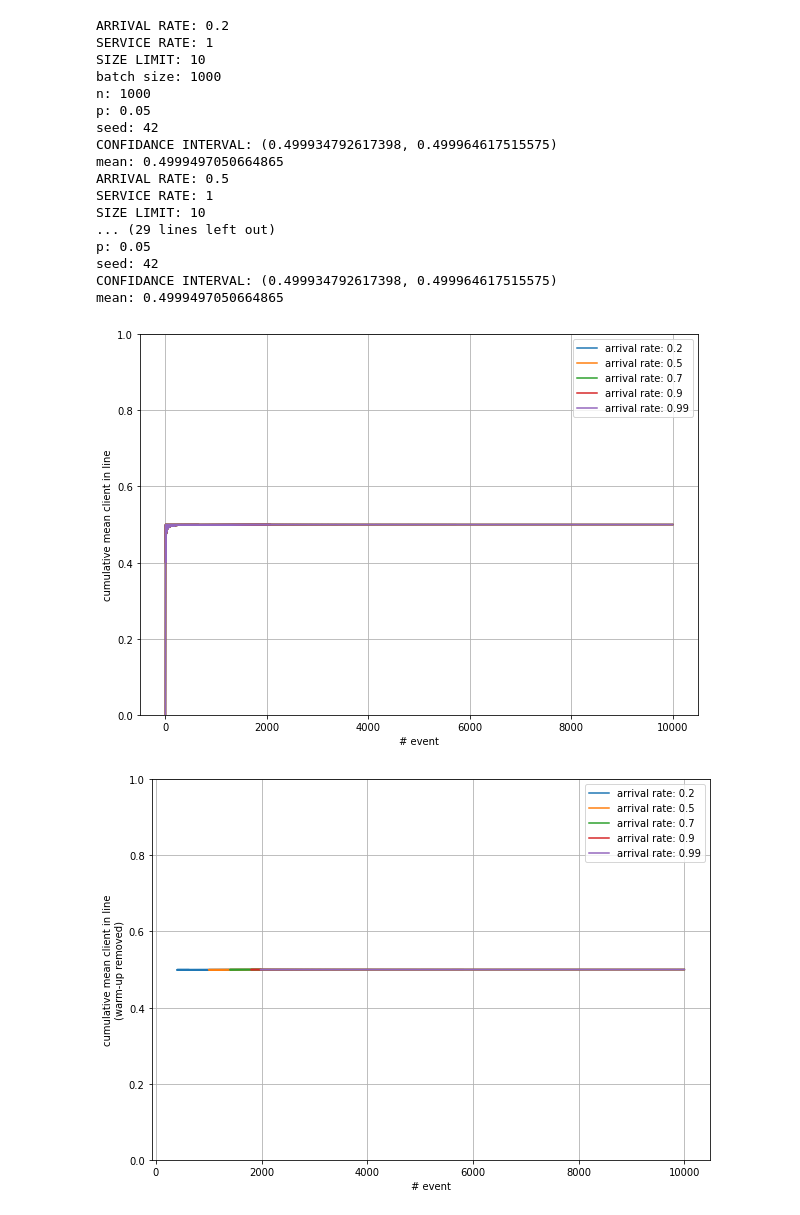
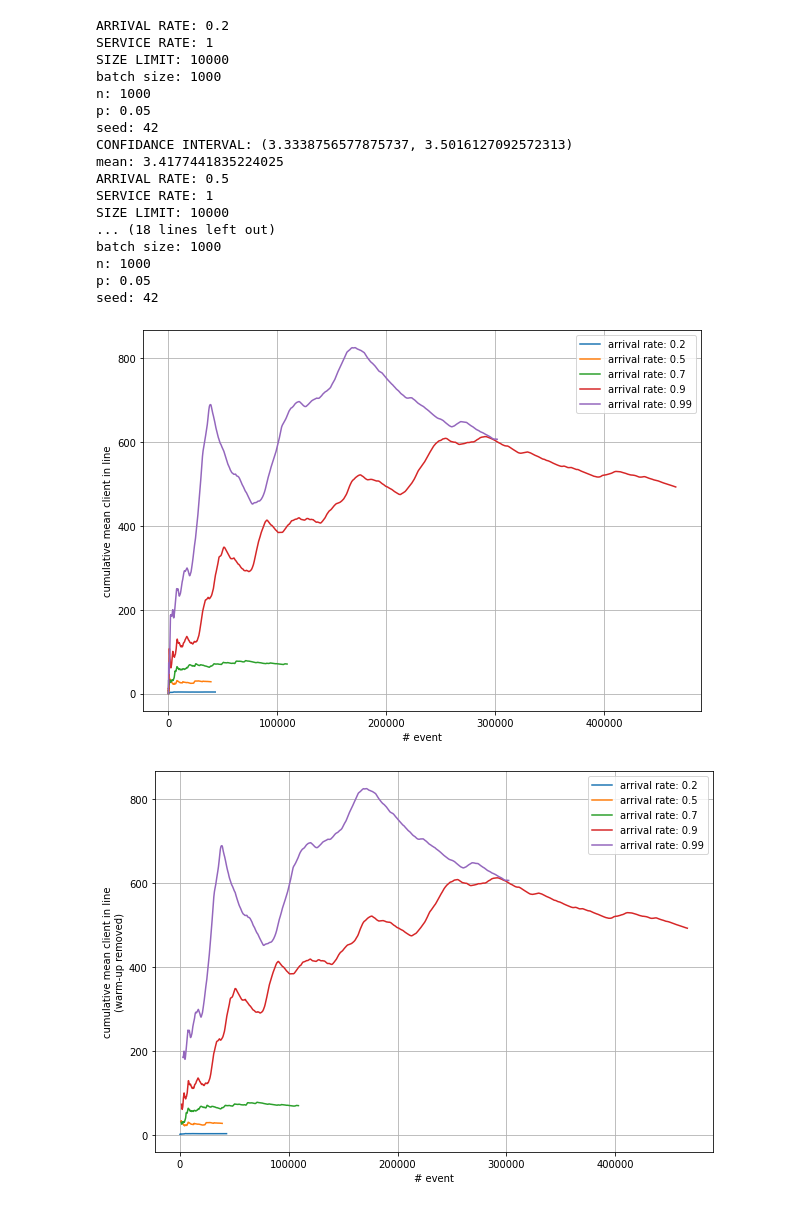
Before and after one commit to dadodimauro/ComputerAidedSimulationLab, a Jupyter notebook: Laboratories/transient_analysis/batch_mean.ipynb, the cells around one changed output. Cells and saved outputs as stored; diff of their text form; code cells hidden in the pictures.

```diff
--- a/Laboratories/transient_analysis/batch_mean.ipynb
+++ b/Laboratories/transient_analysis/batch_mean.ipynb
@@ -148,6 +197,9 @@ def batch_means(arr, p, n_batches):
     return -1, -1, -1
 # %%
 class QueueSimulator:
+    """
+    class that implements a queue with a single server
+    """
     def __init__(self, ARRIVAL, DEPARTURE, SIZE_LIMIT, type, batch_size, n, p, seed) -> None:
         self.ARRIVAL = ARRIVAL
         self.DEPARTURE = DEPARTURE
@@ -235,7 +287,6 @@ class QueueSimulator:
         remove_transient(self.delays["in line"], end_transient_position, True)
 
     def arrival(self, time, FES, queue):
-
         # print("ARRIVAL at time: \t{}".format(time))
         # create a record for the client
         client = Client(self.u_Id, 0, time)
@@ -266,7 +317,7 @@ class QueueSimulator:
             elif self.type == "det":
                 service_time = 1
             elif self.type == "hyper":
-                h = Hyperexp(alpha=1, lambda1=-2/9, lambda2=2/11)  # mean=1, std=10
+                h = Hyperexp()  # mean=1, std=10
                 service_time = h.rvs()
             else:
                 print("ERROR!!")
@@ -291,7 +342,7 @@ class QueueSimulator:
             elif self.type == "det":
                 service_time = 1
             elif self.type == "hyper":
-                h = Hyperexp(alpha=1, lambda1=-2/9, lambda2=2/11)  # mean=1, std=10
+                h = Hyperexp()  # mean=1, std=10
                 service_time = h.rvs()
             else:
                 print("ERROR!!")
@@ -299,6 +350,10 @@ class QueueSimulator:
             FES.append((time + service_time, queue[0].getId(), "departure"))
 
     def simulate(self):
+        """
+        simulate of the queue
+        :return: None
+        """
         self.reset_queue()
         self.print_params()
 
@@ -370,10 +425,13 @@ arrival_rates = [.2, .5, .7, .9, .99]
 # %%
 sim = QueueSimulator(ARRIVAL=.5, DEPARTURE=1, SIZE_LIMIT=10, type="det", batch_size=300, n=400, p=.05, seed=42)
 # %%
+"""
+Run the experiment for the Expenontial service time
+"""
 delays_exp = []
 conf_int_exp = []
 for arrival_rate in arrival_rates:
-    sim.set_params(ARRIVAL=arrival_rate, DEPARTURE=1, SIZE_LIMIT=10, type="exp", batch_size=1000, n=1000, p=.05, seed=42)
+    sim.set_params(ARRIVAL=arrival_rate, DEPARTURE=1, SIZE_LIMIT=10000, type="exp", batch_size=1000, n=1000, p=.05, seed=42)
     sim.simulate()
     delays_exp.append(sim.get_delays())
     conf_int_exp.append(sim.get_confidance_interval())
@@ -428,8 +486,11 @@ plt.show()
 # %%
+"""
+Run the experiment for the Deterministic service time
+"""
 delays_det = []
 conf_int_det = []
 for arrival_rate in arrival_rates:
-    sim.set_params(ARRIVAL=arrival_rate, DEPARTURE=1, SIZE_LIMIT=10, type="det", batch_size=1000, n=1000, p=.05, seed=42)
+    sim.set_params(ARRIVAL=arrival_rate, DEPARTURE=1, SIZE_LIMIT=10000, type="det", batch_size=1000, n=1000, p=.05, seed=42)
     sim.simulate()
     delays_det.append(sim.get_delays())
     conf_int_det.append(sim.get_confidance_interval())
@@ -484,8 +545,11 @@ plt.show()
 # %%
+"""
+Run the experiment for the Hyperexponential service time
+"""
 delays_hyper = []
 conf_int_hyper = []
 for arrival_rate in arrival_rates:
-    sim.set_params(ARRIVAL=arrival_rate, DEPARTURE=1, SIZE_LIMIT=10, type="hyper", batch_size=1000, n=1000, p=.05, seed=42)
+    sim.set_params(ARRIVAL=arrival_rate, DEPARTURE=1, SIZE_LIMIT=10000, type="hyper", batch_size=1000, n=1000, p=.05, seed=42)
     sim.simulate()
     delays_hyper.append(sim.get_delays())
     conf_int_hyper.append(sim.get_confidance_interval())
@@ -493,49 +557,49 @@ for arrival_rate in arrival_rates:
 # %% [output]
 ARRIVAL RATE: 0.2
 SERVICE RATE: 1
-SIZE LIMIT: 10
+SIZE LIMIT: 10000
 batch size: 1000
 n: 1000
 p: 0.05
 seed: 42
-CONFIDANCE INTERVAL: (0.499934792617398, 0.499964617515575)
-mean: 0.4999497050664865
+CONFIDANCE INTERVAL: (3.3338756577875737, 3.5016127092572313)
+mean: 3.4177441835224025
 ARRIVAL RATE: 0.5
 SERVICE RATE: 1
-SIZE LIMIT: 10
-... (29 lines left out)
+SIZE LIMIT: 10000
+... (18 lines left out)
+batch size: 1000
+n: 1000
 p: 0.05
 seed: 42
-CONFIDANCE INTERVAL: (0.499934792617398, 0.499964617515575)
-mean: 0.4999497050664865
 # %%
 plt.figure(figsize=(10,7))
 for delay, arrival_rate in zip(delays_hyper, arrival_rates):
     c = cum_mean(delay["in line"])
-    plt.ylim((0, 1))
+    # plt.ylim((0, 1))
     plt.plot(c, label=f"arrival rate: {arrival_rate}")
 
 plt.legend()
 plt.xlabel("# event")
 plt.ylabel("cumulative mean client in line")
 plt.grid()
-# plt.savefig("res/delays_hyper.png")
+plt.savefig("res/delays_hyper.png")
 plt.show()
 
 plt.figure(figsize=(10,7))
 for delay, arrival_rate in zip(delays_hyper, arrival_rates):
     c = cum_mean(delay["in line"])
     n = detect_transient(c, arrival_rate*1000)
     _, r, _ = remove_transient(delay["in line"], n)
-    plt.ylim((0, 1))
+    #plt.ylim((0, 1))
     plt.plot(r, label=f"arrival rate: {arrival_rate}")
 
 plt.legend()
 plt.xlabel("# event")
 plt.ylabel("cumulative mean client in line\n(warm-up removed)")
 plt.grid()
-# plt.savefig("res/delays_hyper_transient.png")
+plt.savefig("res/delays_hyper_transient.png")
 plt.show()
 # %% [output]
-[figure, old version]
+[figure, new version]
-[figure, old version]
+[figure, new version]
```
Also changed, not shown: parts of 14 cells of this notebook, 16 other files.
